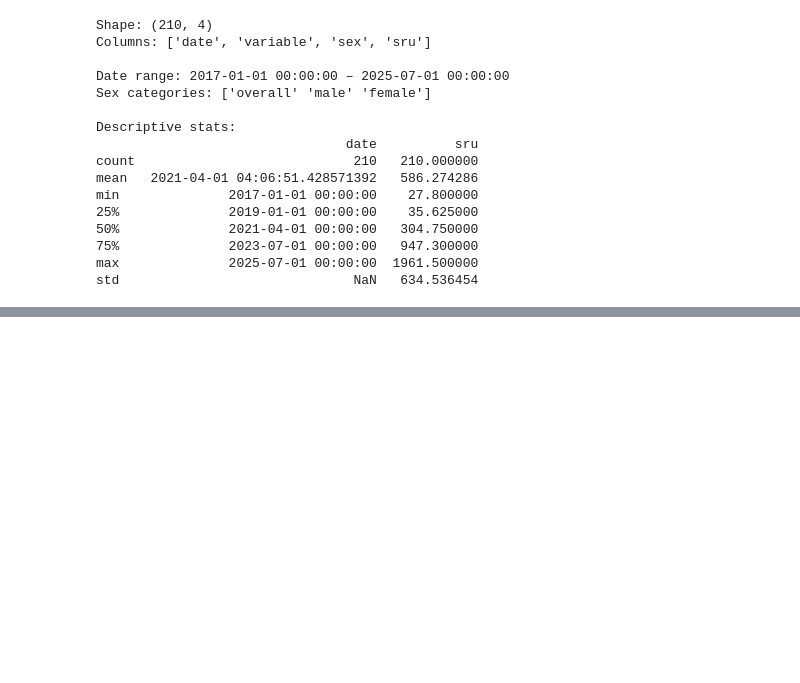
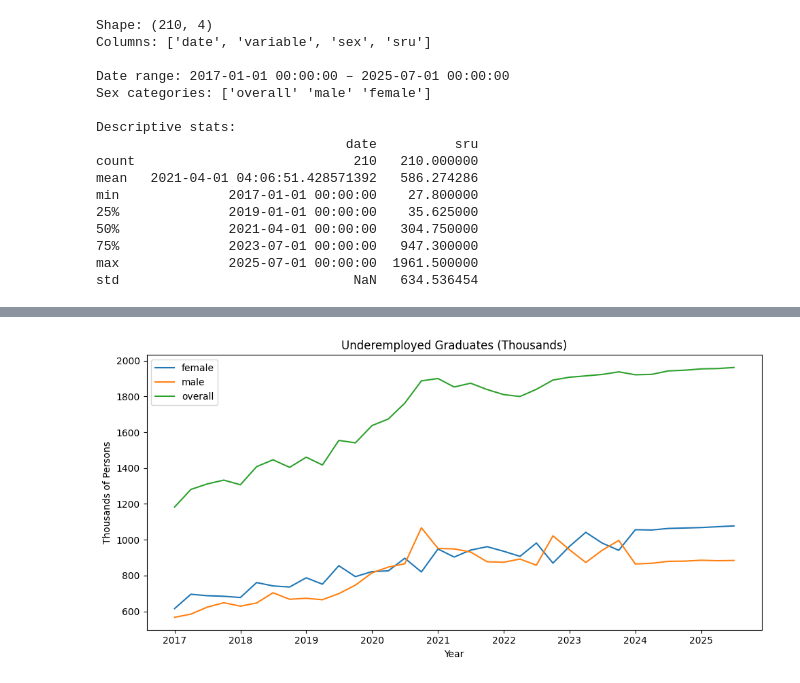
Before and after one commit to lloonnn/EduNilai, a Jupyter notebook: data_understanding/graduate_underemployment.ipynb, the cells around one changed output, grey strips where cells are left out. Cells and saved outputs as stored; diff of their text form; code cells hidden in the pictures; blank space fills up the shorter version.

```diff
--- a/data_understanding/graduate_underemployment.ipynb
+++ b/data_understanding/graduate_underemployment.ipynb
@@ -99,0 +106,24 @@ plt.show()
+# %%
+# Inspect structure first
+print(df.head())
+print(df["variable"].unique())
+
+# Pivot the dataset
+df_clean = (
+    df.pivot_table(
+        index=["date", "sex"],
+        columns="variable",
+        values="sru",
+        aggfunc="first"
+    )
+    .reset_index()
+)
+
+# Rename columns for clarity
+df_clean = df_clean.rename(columns={
+    "persons": "sru_person",
+    "rate": "sru_rate"
+})
+
+print(df_clean.head())
+print(df_clean.columns)
@@ -99,0 +145,15 @@ plt.show()
+# %%
+plt.figure(figsize=(10,5))
+
+for sex in df_clean["sex"].unique():
+    subset = df_clean[df_clean["sex"] == sex]
+    plt.plot(subset["date"], subset["sru_person"], label=sex)
+
+plt.title("Underemployed Graduates (Thousands)")
+plt.ylabel("Thousands of Persons")
+plt.xlabel("Year")
+plt.legend()
+plt.tight_layout()
+plt.show()
+# %% [output]
+[figure, added]
```
Also changed, not shown: parts of 6 cells of this notebook, 31 other files.
